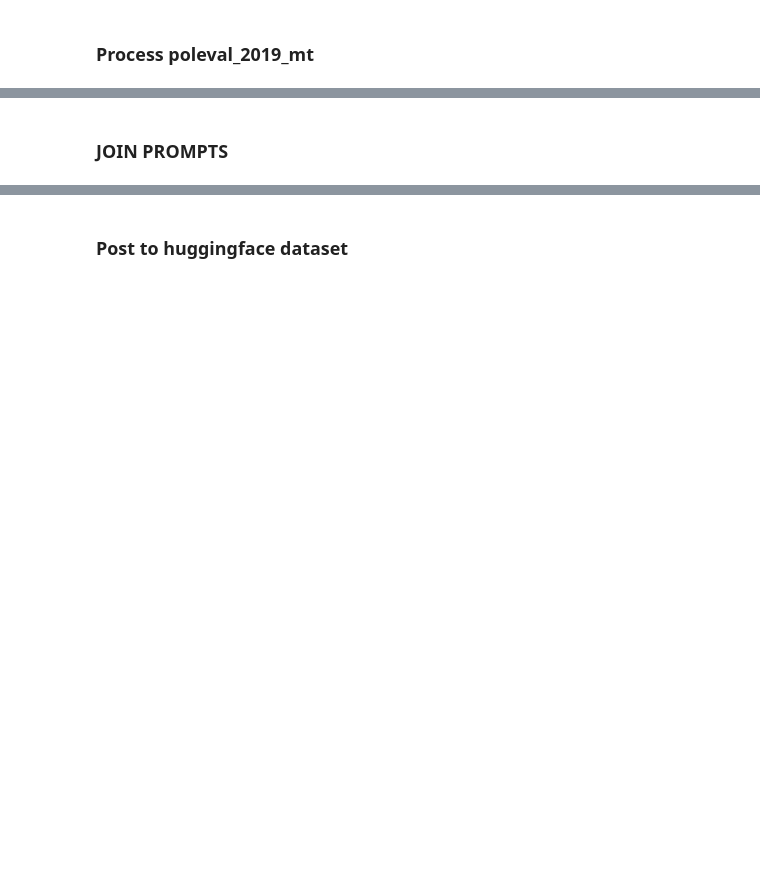
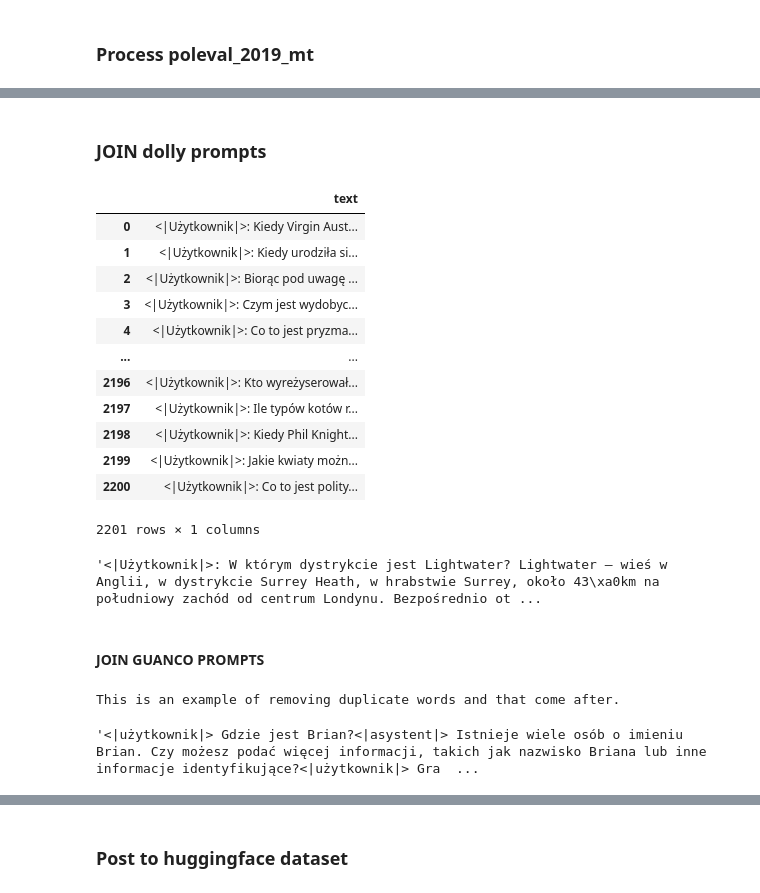
Before and after one commit to szymonrucinski/finetune-llm, a Jupyter notebook: src/data/merge-datasets.ipynb, the cells around one changed output, grey strips where cells are left out. Saved outputs shown, nothing was run; the diff lists cells and outputs as text; code cells hidden in the pictures; blank space fills up the shorter version.

```diff
--- a/src/data/merge-datasets.ipynb
+++ b/src/data/merge-datasets.ipynb
@@ -8,3 +6,6 @@ Error:
+# %%
+USER_TAG = '<|Użytkownik|>: '
+ASSISTANT_TAG = '<|Asystent-AI|>: '
 # %% [markdown]
 ### QA - Process Klej_dyk
 # %%
@@ -132,0 +165,2 @@ See the caveats in the documentation: https://pandas.pydata.org/pandas-docs/stab
+# %% [markdown]
+### JOIN dolly prompts
@@ -133,2 +218,55 @@ See the caveats in the documentation: https://pandas.pydata.org/pandas-docs/stab
+# %%
+### Load translated dataset
+dolly_translated_df = pd.read_csv("../../data/pl_eval/dolly_pl.csv")
+dolly_translated_df = dolly_translated_df[dolly_translated_df["trans_score_pl"] >= 0.8]
+dolly_translated_df["text"] = ''
+# join prompts
+for i, row in dolly_translated_df.iterrows():
+    dolly_translated_df.at[i,"text"] = USER_TAG + row["instruction_pl"] + ' '+row["context_pl"] + ASSISTANT_TAG + row["response_pl"]
+    # dolly_translated_df.at[i,"text"] = USER_TAG + row["instruction_pl"] + f"\n{synonimy_do_tekst_źródłowy[i%len(synonimy_do_tekst_źródłowy)]}\n" + row["context_pl"] + ASSISTANT_TAG + row["response_pl"]
+# rename column to text
+dolly_translated_df.reset_index(drop=True, inplace=True)
+dolly_translated_df = dolly_translated_df[["text"]]
+dolly_translated_df
+# %% [output]
+|  | text |
+| 0 | <|Użytkownik|>: Kiedy Virgin Aust... |
+| 1 | <|Użytkownik|>: Kiedy urodziła si... |
+| 2 | <|Użytkownik|>: Biorąc pod uwagę ... |
+| 3 | <|Użytkownik|>: Czym jest wydobyc... |
+| 4 | <|Użytkownik|>: Co to jest pryzma... |
+| ... | ... |
+| 2196 | <|Użytkownik|>: Kto wyreżyserował... |
+| 2197 | <|Użytkownik|>: Ile typów kotów r... |
+| 2198 | <|Użytkownik|>: Kiedy Phil Knight... |
+| 2199 | <|Użytkownik|>: Jakie kwiaty możn... |
+| 2200 | <|Użytkownik|>: Co to jest polity... |
+2201 rows × 1 columns
+# %%
+dolly_translated_df["text"].iloc[random.randint(0, 2201)]
+# %% [output]
+'<|Użytkownik|>: W którym dystrykcie jest Lightwater? Lightwater – wieś w Anglii, w dystrykcie Surrey Heath, w hrabstwie Surrey, około 43\xa0km na południowy zachód od centrum Londynu. Bezpośrednio ot ...
 # %% [markdown]
-### JOIN PROMPTS
+#### JOIN GUANCO PROMPTS
+# %%
+def remove_duplicate_words_and_following(input_string):
+    words = input_string.split()  # Split the string into words
+    unique_words = []
+    seen_words = set()
+
+    for word in words:
+        if word not in seen_words:
+            seen_words.add(word)
+            unique_words.append(word)
+
+    return ' '.join(unique_words)
+
+input_string = "This is an example example of removing duplicate words and words that come after."
+result = remove_duplicate_words_and_following(input_string)
+print(result)
+# %% [output]
+This is an example of removing duplicate words and that come after.
+# %%
+text
+# %% [output]
+'<|użytkownik|> Gdzie jest Brian?<|asystent|> Istnieje wiele osób o imieniu Brian. Czy możesz podać więcej informacji, takich jak nazwisko Briana lub inne informacje identyfikujące?<|użytkownik|> Gra  ...
```
Also changed, not shown: parts of 25 cells of this notebook, 2 other files.
